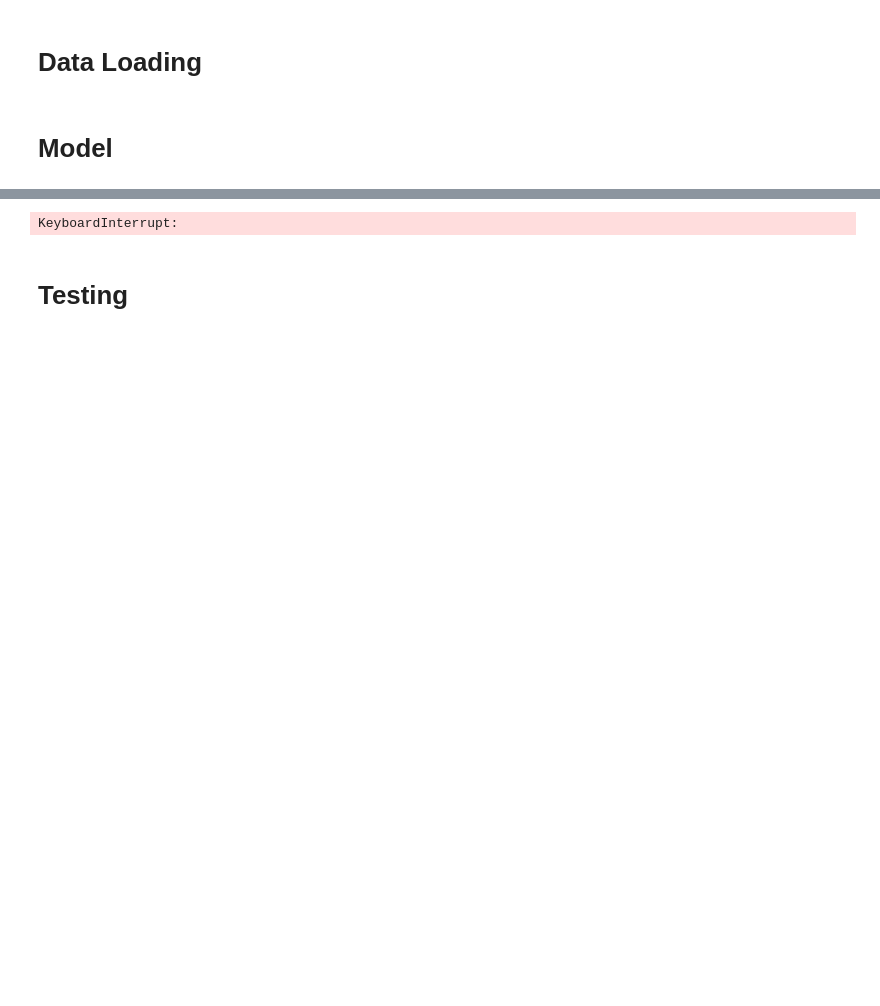
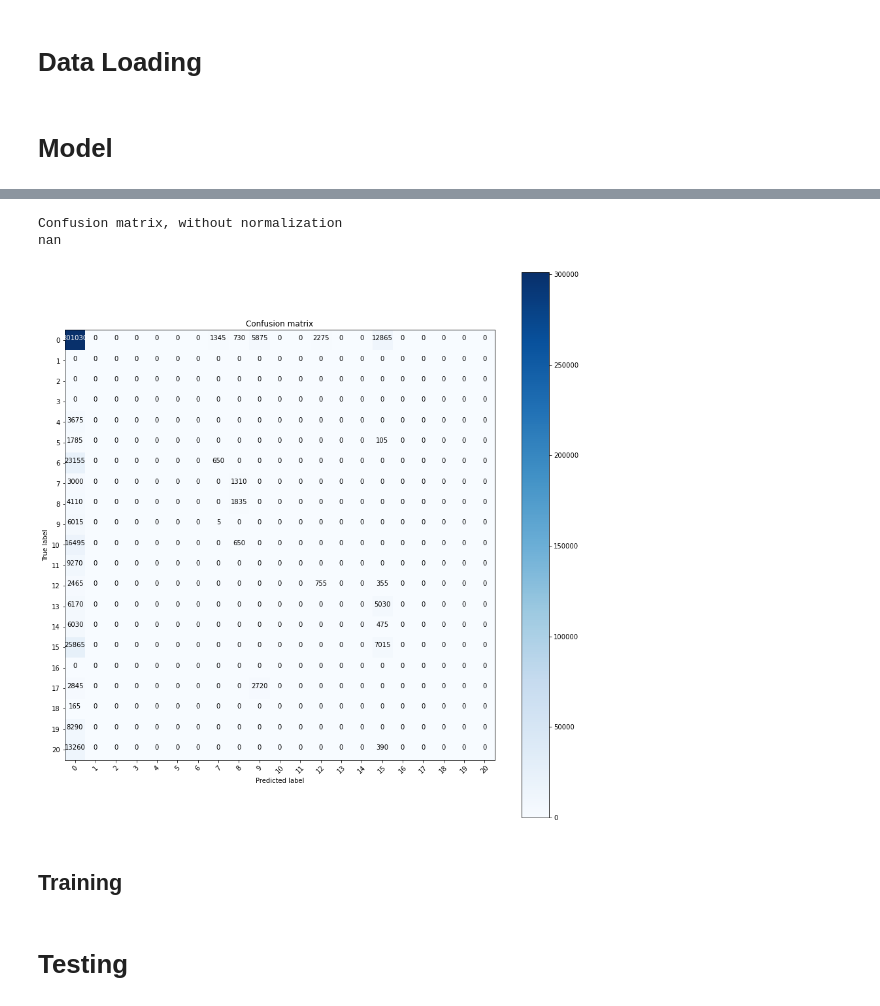
Before and after one commit to RaduLucianR/unsupervised-optical-flow, a Jupyter notebook: jake/semantic_segmentation/segmentation_voc2012.ipynb, the cells around one changed output, grey strips where cells are left out. Cells and saved outputs as stored; diff of their text form; code cells hidden in the pictures; blank space fills up the shorter version.

```diff
--- a/jake/semantic_segmentation/segmentation_voc2012.ipynb
+++ b/jake/semantic_segmentation/segmentation_voc2012.ipynb
@@ -82,0 +160,9 @@ def accuracy(out,labels):
+# %%
+cm = RunningConfusionMatrix(labels = labels)
+# %%
+images, targets = next(iter(train_loader))
+tr = targets * 255
+model.cpu()
+out = model(images)['out']
+
+# cm.compute_current_mean_intersection_over_union()
@@ -83,44 +175,53 @@ def accuracy(out,labels):
+# %%
+cm.update_matrix(tr.view(-1), out.argmax(1).view(-1))
+# %%
+plot_confusion_matrix(cm.overall_confusion_matrix,labels)
+print(cm.compute_current_mean_intersection_over_union())
+# %% [output]
+Confusion matrix, without normalization
+nan
+[figure, added]
+# %% [markdown]
+## Training
 # %%
 %%time
 
-model.to(device)
 num_epochs = 1
 
+model.to(device)
 model.train()
 for epoch in range(num_epochs):
     losses = []
-
     loop = tqdm(enumerate(train_loader), total=len(train_loader), leave=False)
     for batch_idx, (data, targets) in loop:
 
         data = data.to(device=device)
-        targets = targets
-        if (int(targets.max()) == int(1)):
+        if (int(targets.max()) == int(1)): # scale from [0,1] -> [0,255]
             targets = targets*255
-        targets = targets.to(device=device, dtype=torch.int64)
-        targets = targets.squeeze(1)
+        targets = targets.squeeze(1).to(device=device, dtype=torch.int64)
 
-        # forward
+        # forward pass
         out = model(data)['out']
         loss = criterion(out, targets)
+        losses.append(loss.item())
 
-        losses.append(loss.item())
         # backward
         optimizer.zero_grad()
         loss.backward()
 
-        # gradient descent or adam step
+        # gradient descent
         optimizer.step()
 
-        # update bar
+        # update confusion matrix
+        cm.update_matrix(targets.cpu(), out.cpu())
+
+        # update progress bar
         acc = accuracy(out, targets)
         loop.set_description(f"Epoch [{epoch}/{num_epochs}]")
         loop.set_postfix(loss = loss.item(), acc=f"{acc:.0f}%")
 
 
     print(f"Cost at epoch {epoch} is {sum(losses)/len(losses):.5f}")
-# %% [output]
-KeyboardInterrupt:
 # %% [markdown]
 # Testing
 # %%
```
Also changed, not shown: parts of 25 cells of this notebook, 6 other files.
